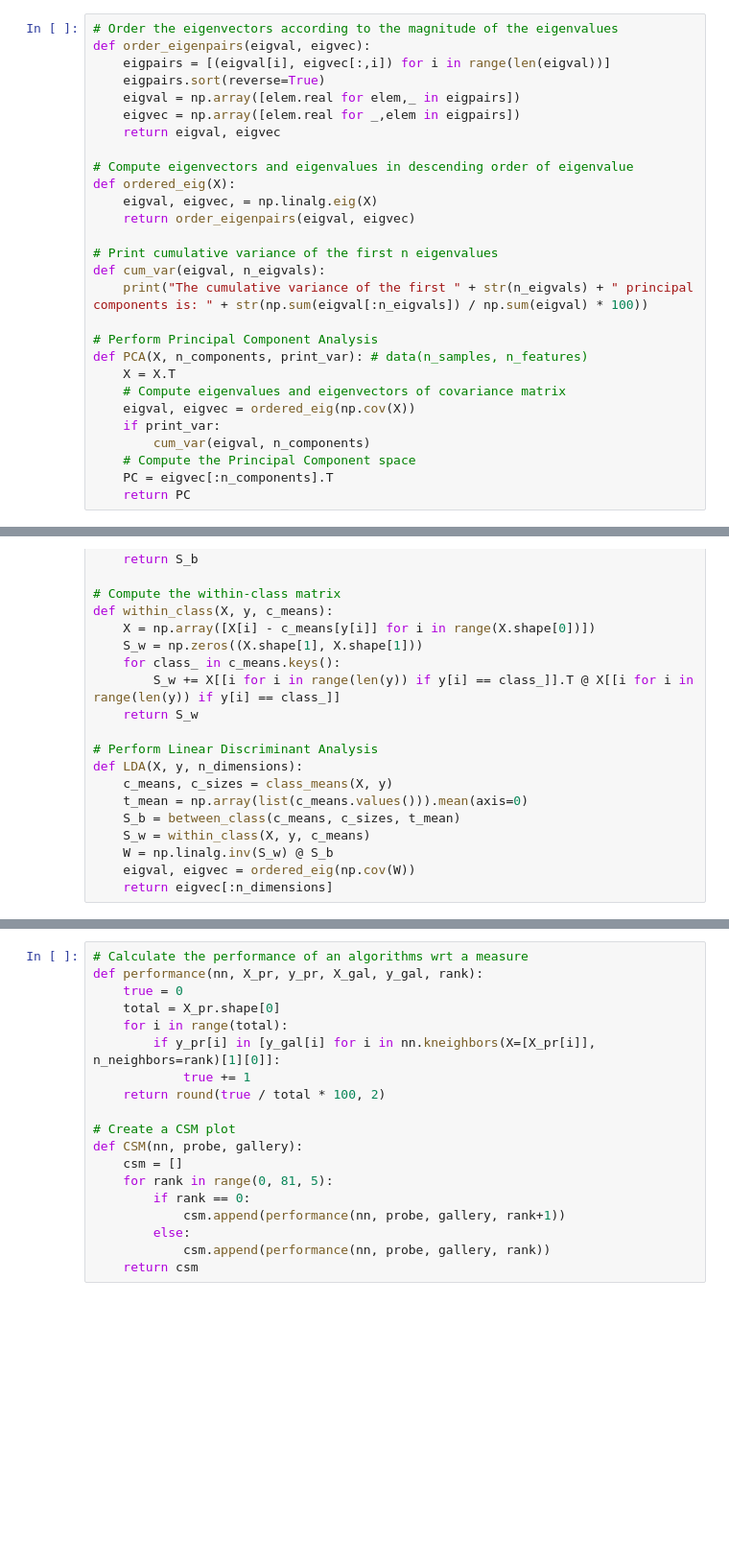
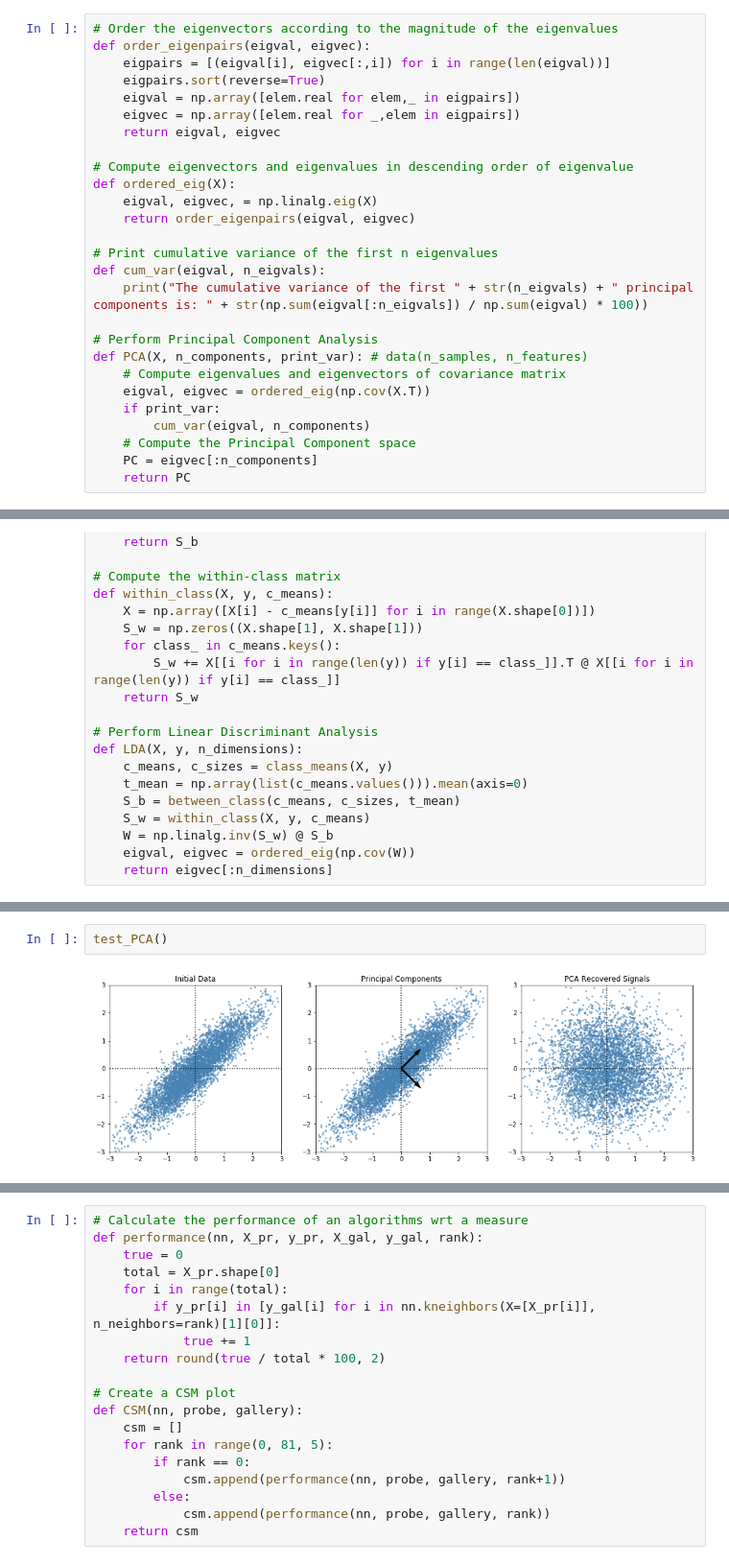
Before and after one commit to mideaconu/face-recognition, a Jupyter notebook: comparative-FERET-study.ipynb, the cells around one changed output, grey strips where cells are left out. Shown at 96% size. Saved outputs shown, nothing was run; the diff lists cells and outputs as text; blank space fills up the shorter version.

```diff
--- a/comparative-FERET-study.ipynb
+++ b/comparative-FERET-study.ipynb
@@ -57,13 +59,12 @@ def cum_var(eigval, n_eigvals):
 
 # Perform Principal Component Analysis
 def PCA(X, n_components, print_var): # data(n_samples, n_features)
-    X = X.T
     # Compute eigenvalues and eigenvectors of covariance matrix
-    eigval, eigvec = ordered_eig(np.cov(X))
+    eigval, eigvec = ordered_eig(np.cov(X.T))
     if print_var:
         cum_var(eigval, n_components)
     # Compute the Principal Component space
-    PC = eigvec[:n_components].T
+    PC = eigvec[:n_components]
     return PC
 # %%
 # Kurtosis funtion
@@ -137,0 +193,4 @@ def LDA(X, y, n_dimensions):
+# %%
+test_PCA()
+# %% [output]
+[figure, added]
```
Also changed, not shown: parts of 34 cells of this notebook.
